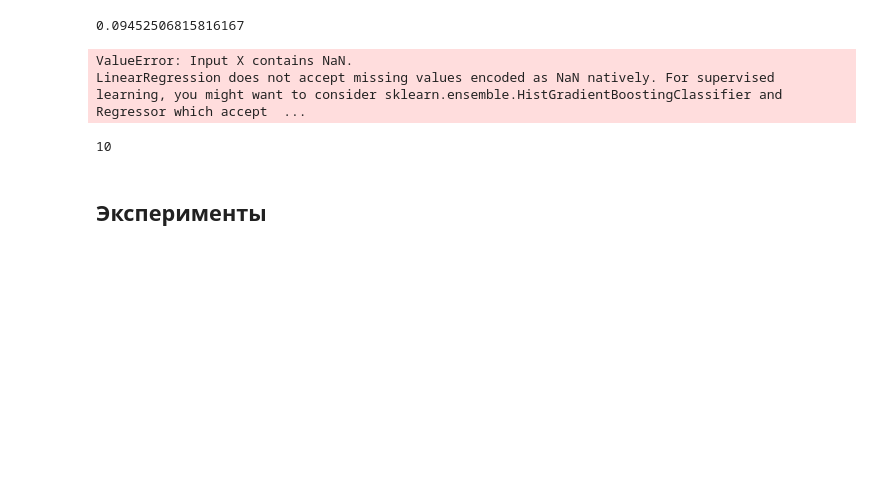
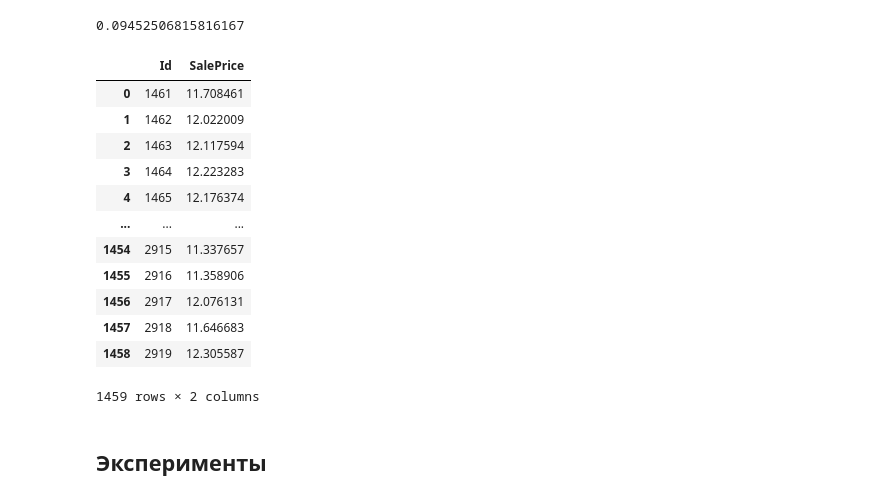
Before and after one commit to Awesomnaty/Kaggle-House_Prices, a Jupyter notebook: main.ipynb, the cells around one changed output. Drawn from its saved outputs; the diff is of its cells as text; code cells hidden in the pictures; blank space fills up the shorter version.

```diff
--- a/main.ipynb
+++ b/main.ipynb
@@ -214,13 +199,15 @@ print('Пропуски в количественных: ', test[quantitative_te
 # %%
-quantitative_0_test = ['MSZoning', 'Utilities', 'Exterior1st', 'Exterior2nd', 'KitchenQual',
+categorical_0_test = ['MSZoning', 'Utilities', 'Exterior1st', 'Exterior2nd', 'KitchenQual',
        'Functional', 'SaleType']
+quantitative_0_test = ['BsmtFinSF1', 'BsmtFinSF2', 'BsmtUnfSF', 'TotalBsmtSF', 'BsmtFullBath',
+       'BsmtHalfBath', 'GarageCars', 'GarageArea']
 
 # По тому же принципу что и в трейне
-#test[quantitative_0_test] = test[quantitative_0_test].fillna(0)
+test[quantitative_0_test] = test[quantitative_0_test].fillna(0)
 
 test[['Utilities', 'Exterior2nd', 'KitchenQual']] = test[['Utilities', 'Exterior2nd', 'KitchenQual']].fillna('Unknown')
 for col in ['MSZoning', 'Exterior1st', 'Functional', 'SaleType']:
-       test[col] = test[col].fillna(test[col].mode())
+       test[col] = test[col].fillna(test[col].mode()[0])
 # %%
 print('Всего пропусков: ', sum(test.isna().sum() > 0))
 
@@ -284,13 +265,25 @@ print(root_mean_squared_error(y_train, pred1))
 # %% [output]
 0.09452506815816167
 # %%
-sub1 = lr.predict(X_test)
-sub1
+#sub1 = lr.predict(X_test)
+sub = pd.DataFrame({
+    'Id': test['Id'],
+    'SalePrice': lr.predict(X_test)
+})
+
+sub
 # %% [output]
+|  | Id | SalePrice |
+| 0 | 1461 | 11.708461 |
+| 1 | 1462 | 12.022009 |
+| 2 | 1463 | 12.117594 |
+| 3 | 1464 | 12.223283 |
+| 4 | 1465 | 12.176374 |
+| ... | ... | ... |
+| 1454 | 2915 | 11.337657 |
+| 1455 | 2916 | 11.358906 |
+| 1456 | 2917 | 12.076131 |
+| 1457 | 2918 | 11.646683 |
+| 1458 | 2919 | 12.305587 |
-ValueError: Input X contains NaN.
-LinearRegression does not accept missing values encoded as NaN natively. For supervised learning, you might want to consider sklearn.ensemble.HistGradientBoostingClassifier and Regressor which accept  ...
+1459 rows × 2 columns
-# %%
-print(np.isnan(X_test.data).sum())
-# %% [output]
-10
 # %%
```
Also changed, not shown: parts of 12 cells of this notebook.
